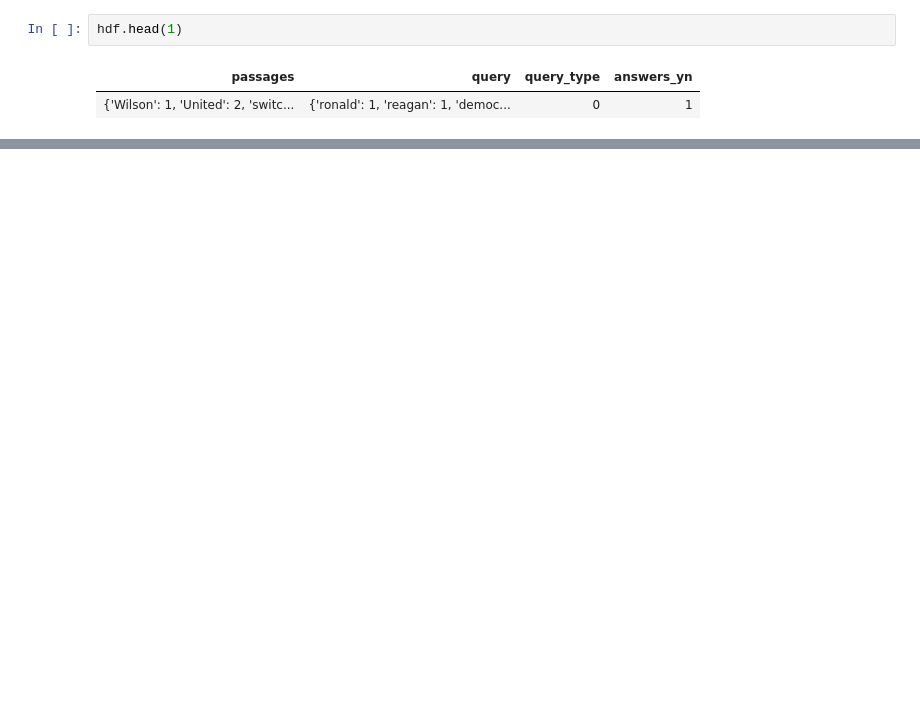
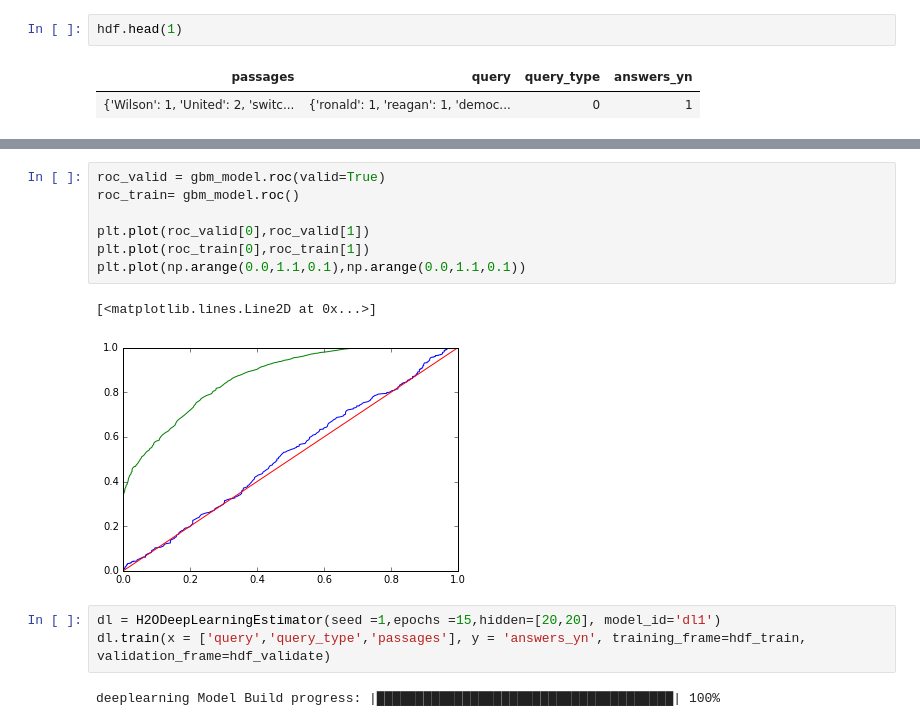
Before and after one commit to hamzafar/virtual_chat, a Jupyter notebook: Marco Bag of words and tf-idf pandas-2.ipynb, the cells around one changed output, grey strips where cells are left out. Saved outputs shown, nothing was run; the diff lists cells and outputs as text; blank space fills up the shorter version.

```diff
--- a/Marco Bag of words and tf-idf pandas-2.ipynb
+++ b/Marco Bag of words and tf-idf pandas-2.ipynb
@@ -117,0 +129,15 @@ H2OResponseError: ModelBuilderErrorV3  (water.exceptions.H2OModelBuilderIllegalA
+# %%
+roc_valid = gbm_model.roc(valid=True)
+roc_train= gbm_model.roc()
+
+plt.plot(roc_valid[0],roc_valid[1])
+plt.plot(roc_train[0],roc_train[1])
+plt.plot(np.arange(0.0,1.1,0.1),np.arange(0.0,1.1,0.1))
+# %% [output]
+[<matplotlib.lines.Line2D at 0x...>]
+[figure, added]
+# %%
+dl = H2ODeepLearningEstimator(seed =1,epochs =15,hidden=[20,20], model_id='dl1')
+dl.train(x = ['query','query_type','passages'], y = 'answers_yn', training_frame=hdf_train, validation_frame=hdf_validate)
+# %% [output]
+deeplearning Model Build progress: |██████████████████████████████████████| 100%
```
Also changed, not shown: parts of 15 cells of this notebook, 1 other file.
